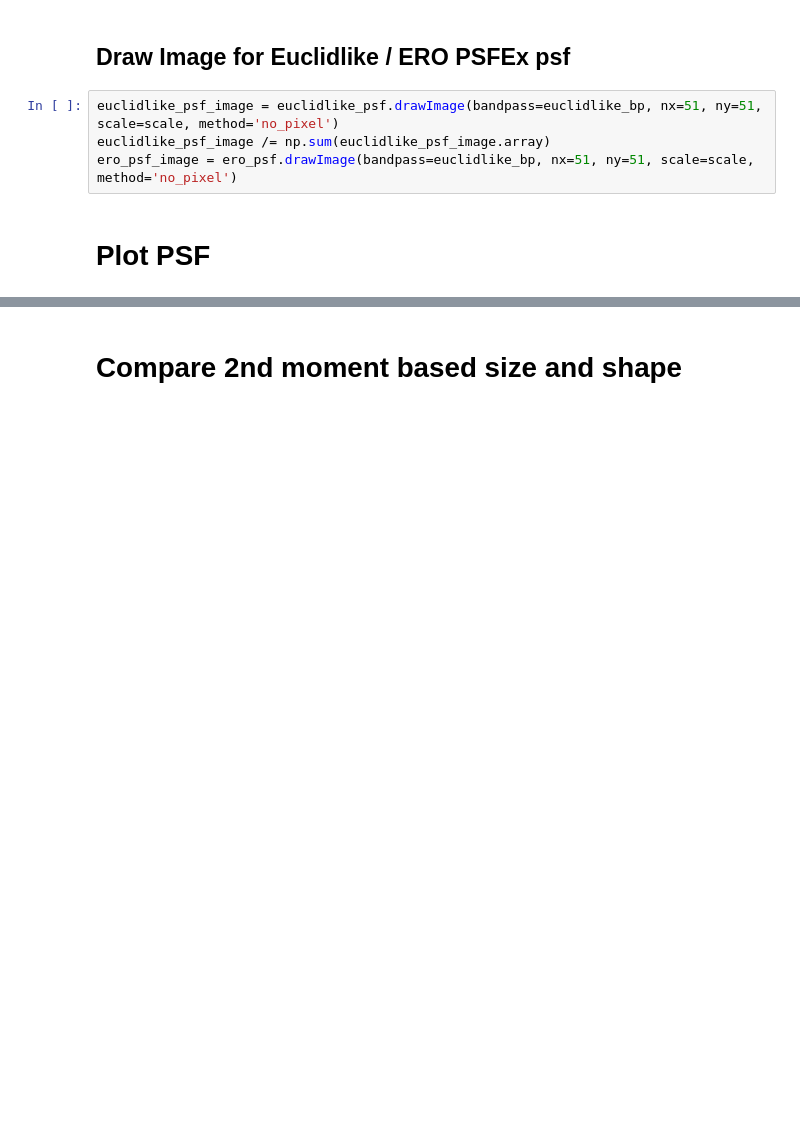
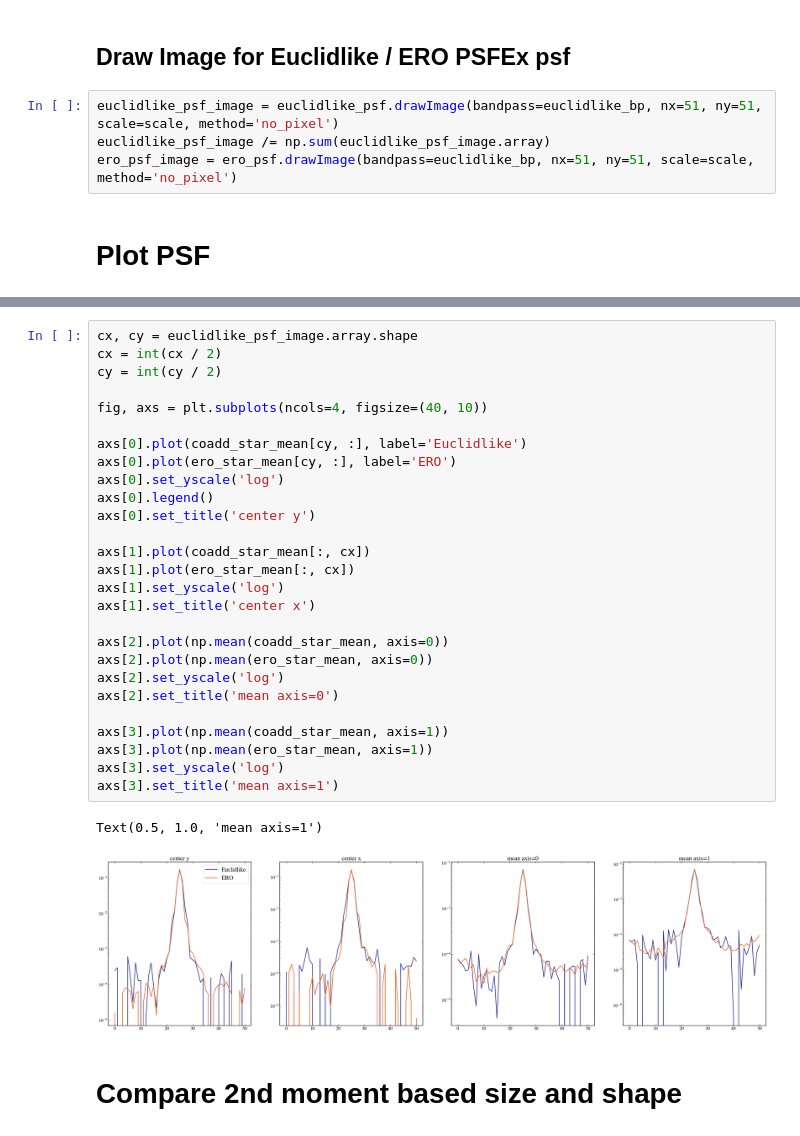
Before and after one commit to GalSim-developers/GalSim-Euclid-Like, a Jupyter notebook: validation/PSFModelTesting.ipynb, the cells around one changed output, grey strips where cells are left out. Cells and saved outputs as stored; diff of their text form; blank space fills up the shorter version.

Commit message:
Add shape comparison

```diff
--- a/validation/PSFModelTesting.ipynb
+++ b/validation/PSFModelTesting.ipynb
@@ -228,3 +288,33 @@ Text(0.5, 1.0, 'mean axis=1')
+# %%
+cx, cy = euclidlike_psf_image.array.shape
+cx = int(cx / 2)
+cy = int(cy / 2)
+
+fig, axs = plt.subplots(ncols=4, figsize=(40, 10))
+
+axs[0].plot(coadd_star_mean[cy, :], label='Euclidlike')
+axs[0].plot(ero_star_mean[cy, :], label='ERO')
+axs[0].set_yscale('log')
+axs[0].legend()
+axs[0].set_title('center y')
+
+axs[1].plot(coadd_star_mean[:, cx])
+axs[1].plot(ero_star_mean[:, cx])
+axs[1].set_yscale('log')
+axs[1].set_title('center x')
+
+axs[2].plot(np.mean(coadd_star_mean, axis=0))
+axs[2].plot(np.mean(ero_star_mean, axis=0))
+axs[2].set_yscale('log')
+axs[2].set_title('mean axis=0')
+
+axs[3].plot(np.mean(coadd_star_mean, axis=1))
+axs[3].plot(np.mean(ero_star_mean, axis=1))
+axs[3].set_yscale('log')
+axs[3].set_title('mean axis=1')
+# %% [output]
+Text(0.5, 1.0, 'mean axis=1')
+[figure, added]
 # %% [markdown]
 # Compare 2nd moment based size and shape
 # %%
```
Also changed, not shown: parts of 14 cells of this notebook.
